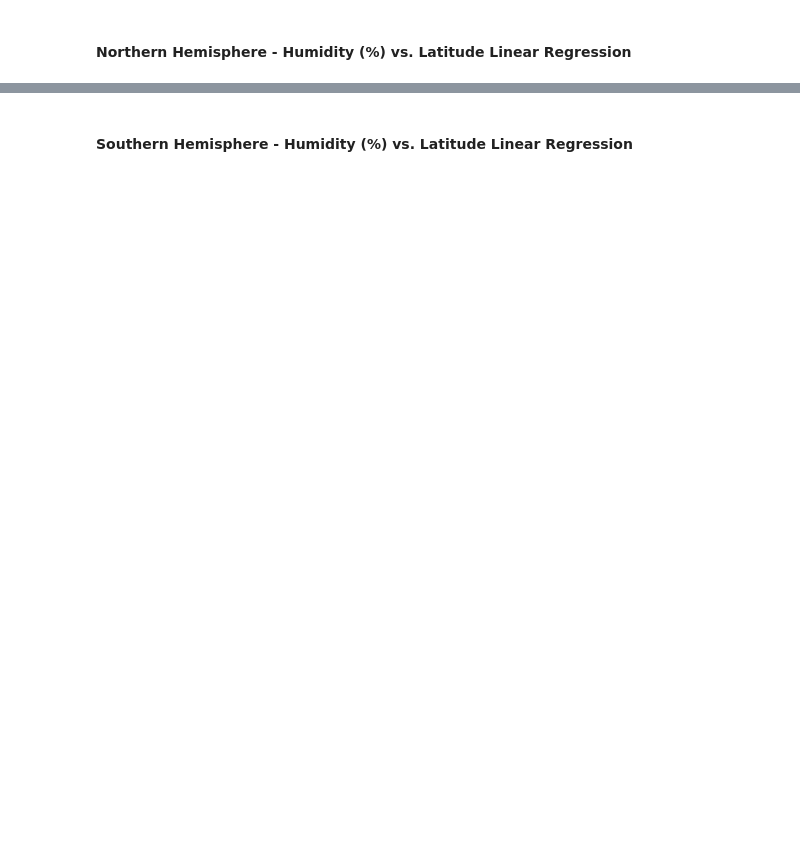
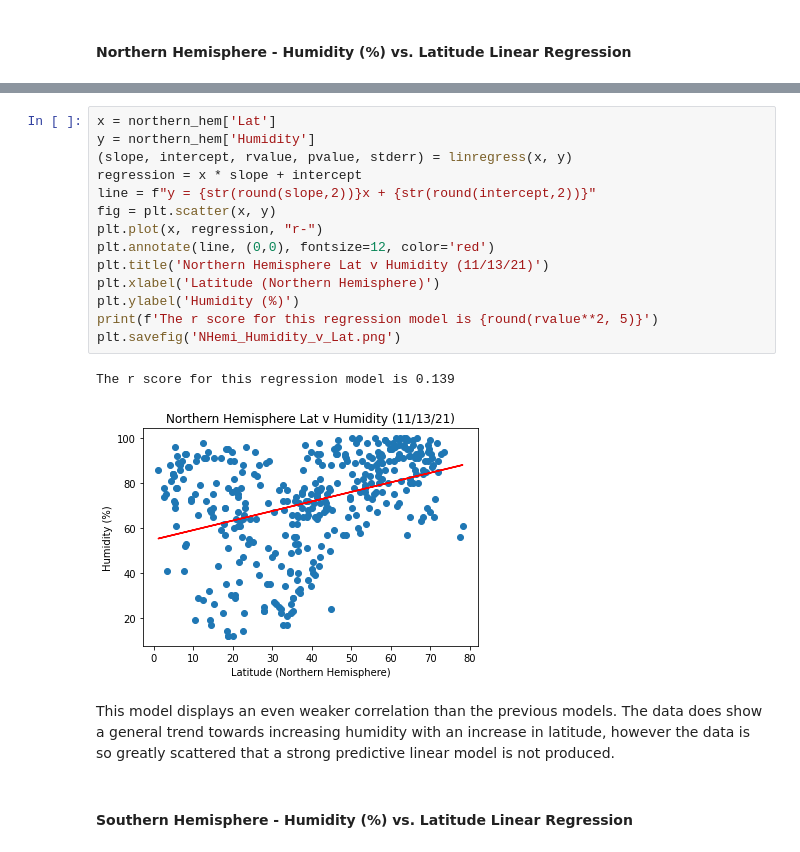
Before and after one commit to JakeRose689/Python-API-Challenge, a Jupyter notebook: WeatherPy/WeatherPy.ipynb, the cells around one changed output, grey strips where cells are left out. Cells and saved outputs as stored; diff of their text form; blank space fills up the shorter version.

```diff
--- a/WeatherPy/WeatherPy.ipynb
+++ b/WeatherPy/WeatherPy.ipynb
@@ -265,2 +291,21 @@ The r-value is: 0.000543987878808455
+# %%
+x = northern_hem['Lat']
+y = northern_hem['Humidity']
+(slope, intercept, rvalue, pvalue, stderr) = linregress(x, y)
+regression = x * slope + intercept
+line = f"y = {str(round(slope,2))}x + {str(round(intercept,2))}"
+fig = plt.scatter(x, y)
+plt.plot(x, regression, "r-")
+plt.annotate(line, (0,0), fontsize=12, color='red')
+plt.title('Northern Hemisphere Lat v Humidity (11/13/21)')
+plt.xlabel('Latitude (Northern Hemisphere)')
+plt.ylabel('Humidity (%)')
+print(f'The r score for this regression model is {round(rvalue**2, 5)}')
+plt.savefig('NHemi_Humidity_v_Lat.png')
+# %% [output]
+The r score for this regression model is 0.139
+[figure, added]
+# %% [markdown]
+This model displays an even weaker correlation than the previous models. The data does show a general trend towards increasing humidity with an increase in latitude, however the data is so greatly scattered that a strong predictive linear model is not produced.
 # %% [markdown]
 ####  Southern Hemisphere - Humidity (%) vs. Latitude Linear Regression
```
Also changed, not shown: parts of 22 cells of this notebook, 8 other files.
